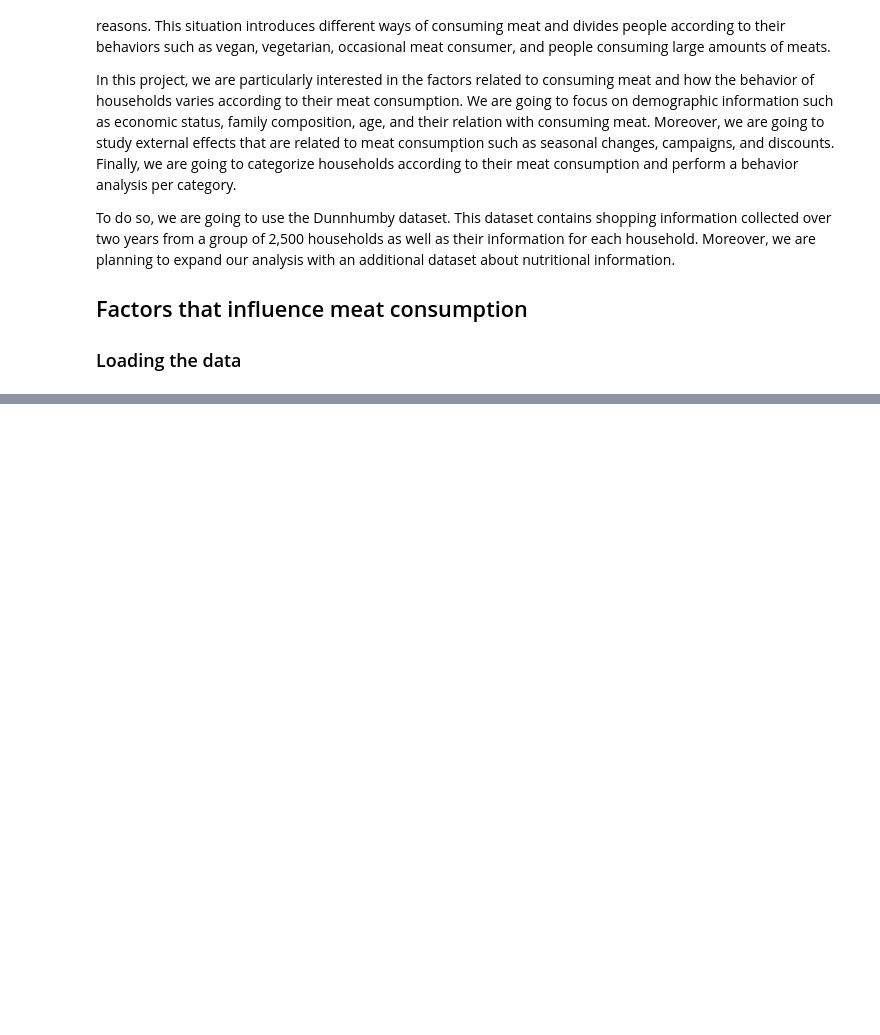
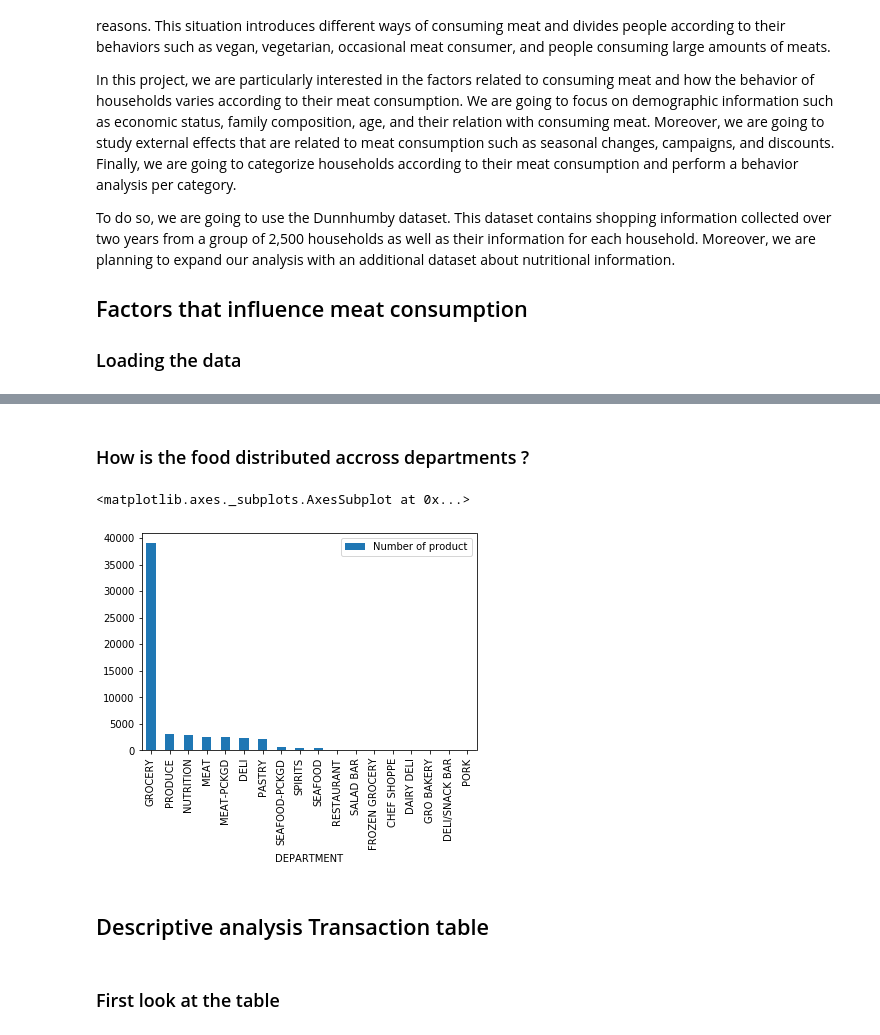
Before and after one commit to BenjaminEngelman/ADA-Project, a Jupyter notebook: Project-MainThomas.ipynb, the cells around one changed output, grey strips where cells are left out. Drawn from its saved outputs; the diff is of its cells as text; code cells hidden in the pictures; blank space fills up the shorter version.

```diff
--- a/Project-MainThomas.ipynb
+++ b/Project-MainThomas.ipynb
@@ -126,0 +329,6 @@ cont_meat.to_csv('data/cont_meat.csv')
+# %%
+food_dep = ['GROCERY', 'PASTRY', 'MEAT-PCKGD','SEAFOOD-PCKGD', 'PRODUCE', 'NUTRITION', 'DELI',
+       'MEAT', 'SEAFOOD', 'SALAD BAR', 'GRO BAKERY','FROZEN GROCERY', 'SPIRITS', 'RESTAURANT',
+       'DAIRY DELI', 'CHEF SHOPPE', 'DELI/SNACK BAR', 'PORK']
+# %%
+food_products = products[products.DEPARTMENT.isin(food_dep)].copy()
@@ -126,0 +344,13 @@ cont_meat.to_csv('data/cont_meat.csv')
+# %% [markdown]
+### How is the food distributed accross departments ?
+# %%
+food_by_dep = food_products.groupby("DEPARTMENT")\
+                           .count()["PRODUCT_ID"]\
+                           .sort_values(ascending=False)\
+                           .reset_index(name="Number of product")
+food_by_dep.plot.bar(x="DEPARTMENT", y="Number of product")
+# %% [output]
+<matplotlib.axes._subplots.AxesSubplot at 0x...>
+[figure, added]
+# %% [markdown]
+## Descriptive analysis Transaction table
@@ -126,0 +359,2 @@ cont_meat.to_csv('data/cont_meat.csv')
+# %% [markdown]
+### First look at the table
```
Also changed, not shown: parts of 94 cells of this notebook.
